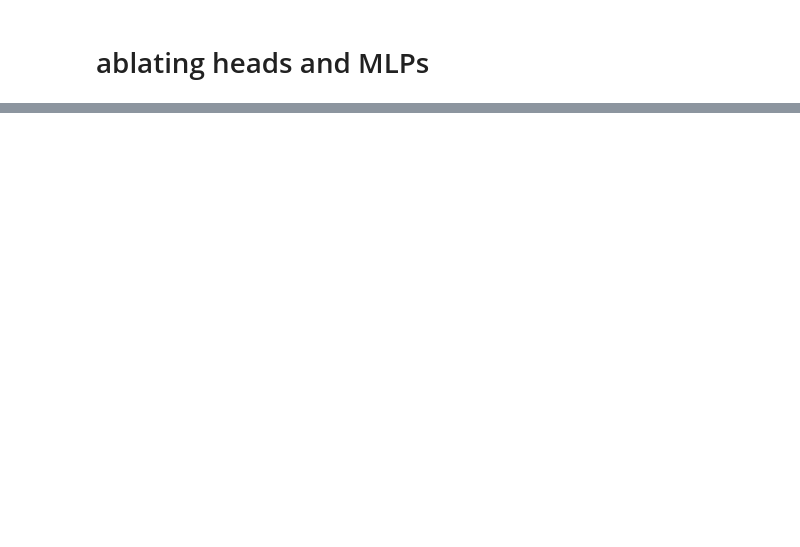
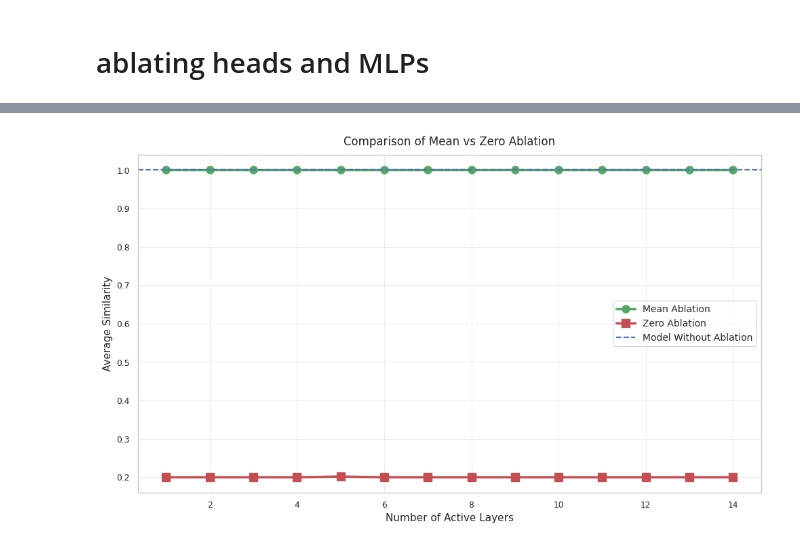
Before and after one commit to withmartian/TinySQL, a Jupyter notebook: notebooks/minimal_circuits/minimal_circuits_bm2.ipynb, the cells around one changed output, grey strips where cells are left out. Saved outputs shown, nothing was run; the diff lists cells and outputs as text; code cells hidden in the pictures; blank space fills up the shorter version.

```diff
--- a/notebooks/minimal_circuits/minimal_circuits_bm2.ipynb
+++ b/notebooks/minimal_circuits/minimal_circuits_bm2.ipynb
@@ -782,0 +855,15 @@ fig.savefig('full_ablation_comparison.png', dpi=300, bbox_inches='tight')
+# %%
+mean_x_mlp = [r['num_layers'] for r in mean_ablation_mlp_results]
+mean_y_mlp = [r['avg_similarity'] for r in mean_ablation_mlp_results]
+zero_x_mlp = [r['num_layers'] for r in zero_ablation_mlp_results]
+zero_y_mlp = [r['avg_similarity'] for r in zero_ablation_mlp_results]
+
+plot_ablation_comparison(
+    mean_x=mean_x_mlp,
+    mean_y=mean_y_mlp,
+    zero_x=zero_x_mlp,
+    zero_y=zero_y_mlp,
+    baseline_value=1.0,
+    save_path_prefix='mean_ablation_vs_zero_mlp_fixed')
+# %% [output]
+[figure, added]
```
Also changed, not shown: parts of 27 cells of this notebook.
